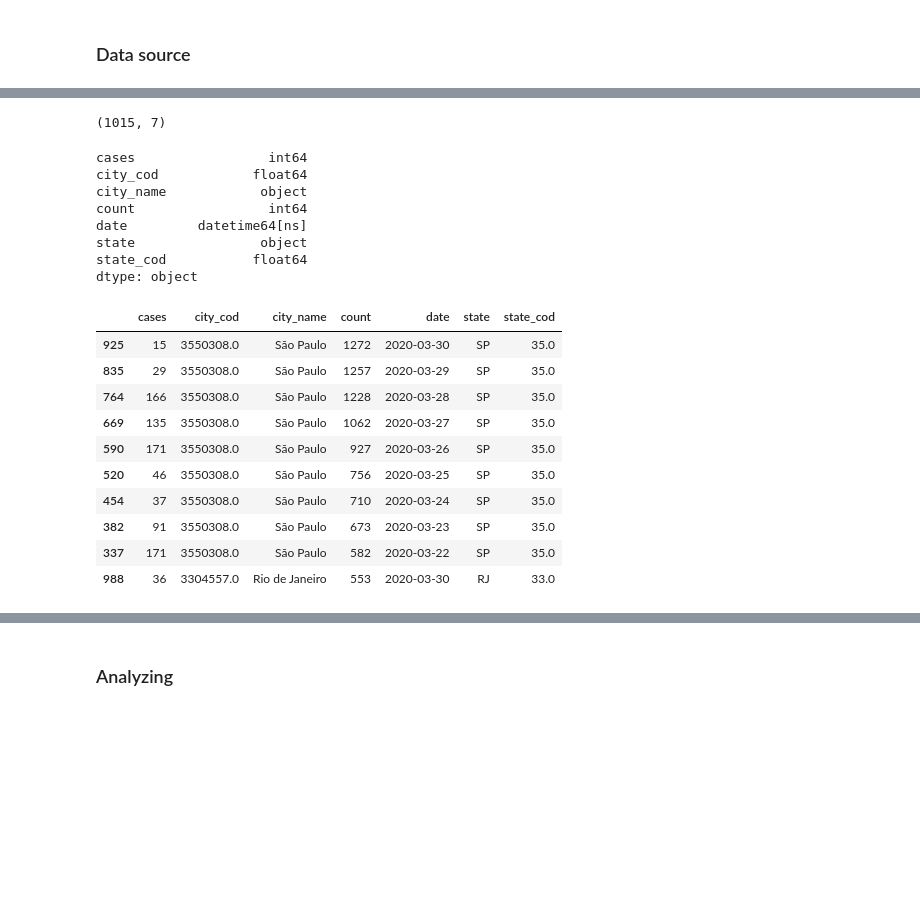
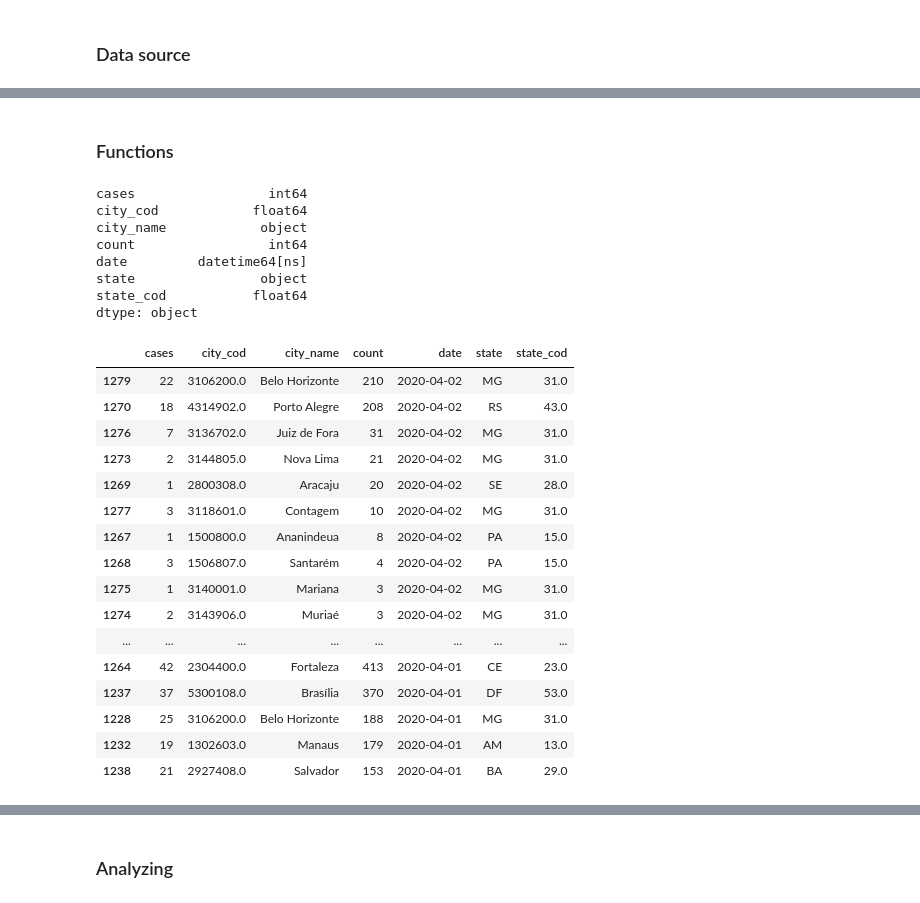
Before and after one commit to lucianovilasboas/covid-19, a Jupyter notebook: Covid-19_Brazil.ipynb, the cells around one changed output, grey strips where cells are left out. Drawn from its saved outputs; the diff is of its cells as text; code cells hidden in the pictures; blank space fills up the shorter version.

```diff
--- a/Covid-19_Brazil.ipynb
+++ b/Covid-19_Brazil.ipynb
@@ -43,10 +60,2 @@ df_json.shape
-# %%
-# remove invalid dates
-
-df_json = df_json.query('date != "NaT"')
-
-df_json = df_json.query('city_name != ""')
-
-df_json.shape
-# %% [output]
-(1015, 7)
+# %% [markdown]
+### Functions
@@ -61,20 +117,26 @@ date         datetime64[ns]
 state                object
 state_cod           float64
 dtype: object
-# %%
-df_json.head(10)
-# %% [output]
-|  | cases | city_cod | city_name | count | date | state | state_cod |
-| 925 | 15 | 3550308.0 | São Paulo | 1272 | 2020-03-30 | SP | 35.0 |
-| 835 | 29 | 3550308.0 | São Paulo | 1257 | 2020-03-29 | SP | 35.0 |
-| 764 | 166 | 3550308.0 | São Paulo | 1228 | 2020-03-28 | SP | 35.0 |
-| 669 | 135 | 3550308.0 | São Paulo | 1062 | 2020-03-27 | SP | 35.0 |
-| 590 | 171 | 3550308.0 | São Paulo | 927 | 2020-03-26 | SP | 35.0 |
-| 520 | 46 | 3550308.0 | São Paulo | 756 | 2020-03-25 | SP | 35.0 |
-| 454 | 37 | 3550308.0 | São Paulo | 710 | 2020-03-24 | SP | 35.0 |
-| 382 | 91 | 3550308.0 | São Paulo | 673 | 2020-03-23 | SP | 35.0 |
-| 337 | 171 | 3550308.0 | São Paulo | 582 | 2020-03-22 | SP | 35.0 |
-| 988 | 36 | 3304557.0 | Rio de Janeiro | 553 | 2020-03-30 | RJ | 33.0 |
+# %%
+df_json.sort_values(by=['date','count'], ascending=False).head(20)
+# %% [output]
+|  | cases | city_cod | city_name | count | date | state | state_cod |
+| 1279 | 22 | 3106200.0 | Belo Horizonte | 210 | 2020-04-02 | MG | 31.0 |
+| 1270 | 18 | 4314902.0 | Porto Alegre | 208 | 2020-04-02 | RS | 43.0 |
+| 1276 | 7 | 3136702.0 | Juiz de Fora | 31 | 2020-04-02 | MG | 31.0 |
+| 1273 | 2 | 3144805.0 | Nova Lima | 21 | 2020-04-02 | MG | 31.0 |
+| 1269 | 1 | 2800308.0 | Aracaju | 20 | 2020-04-02 | SE | 28.0 |
+| 1277 | 3 | 3118601.0 | Contagem | 10 | 2020-04-02 | MG | 31.0 |
+| 1267 | 1 | 1500800.0 | Ananindeua | 8 | 2020-04-02 | PA | 15.0 |
+| 1268 | 3 | 1506807.0 | Santarém | 4 | 2020-04-02 | PA | 15.0 |
+| 1275 | 1 | 3140001.0 | Mariana | 3 | 2020-04-02 | MG | 31.0 |
+| 1274 | 2 | 3143906.0 | Muriaé | 3 | 2020-04-02 | MG | 31.0 |
+| ... | ... | ... | ... | ... | ... | ... | ... |
+| 1264 | 42 | 2304400.0 | Fortaleza | 413 | 2020-04-01 | CE | 23.0 |
+| 1237 | 37 | 5300108.0 | Brasília | 370 | 2020-04-01 | DF | 53.0 |
+| 1228 | 25 | 3106200.0 | Belo Horizonte | 188 | 2020-04-01 | MG | 31.0 |
+| 1232 | 19 | 1302603.0 | Manaus | 179 | 2020-04-01 | AM | 13.0 |
+| 1238 | 21 | 2927408.0 | Salvador | 153 | 2020-04-01 | BA | 29.0 |
 # %%
 df_json.query('city_name == "São Paulo"')
 # %% [output]
```
Also changed, not shown: parts of 15 cells of this notebook.
